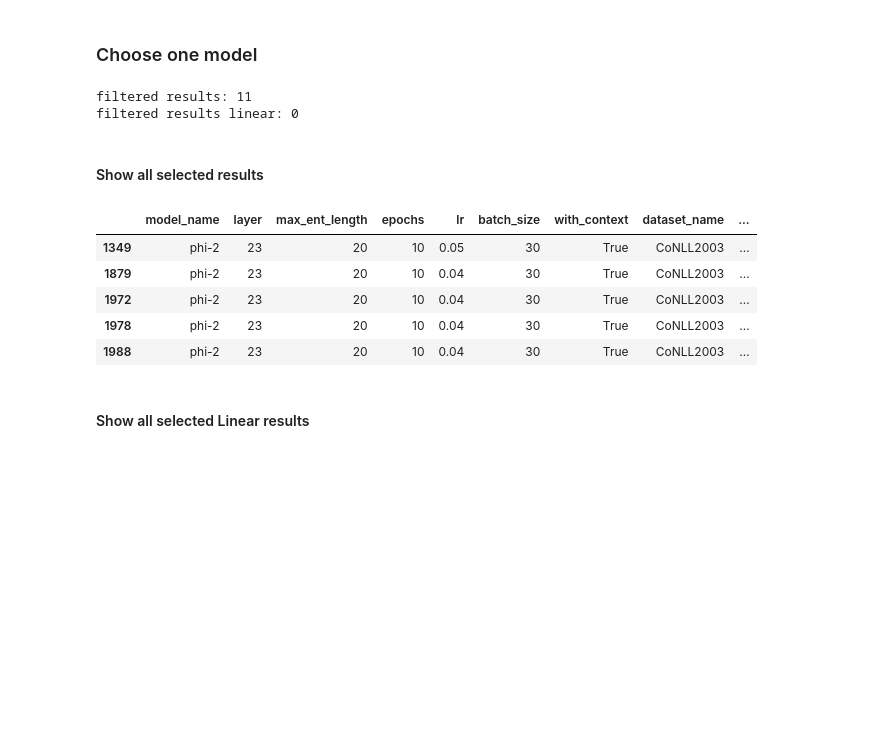
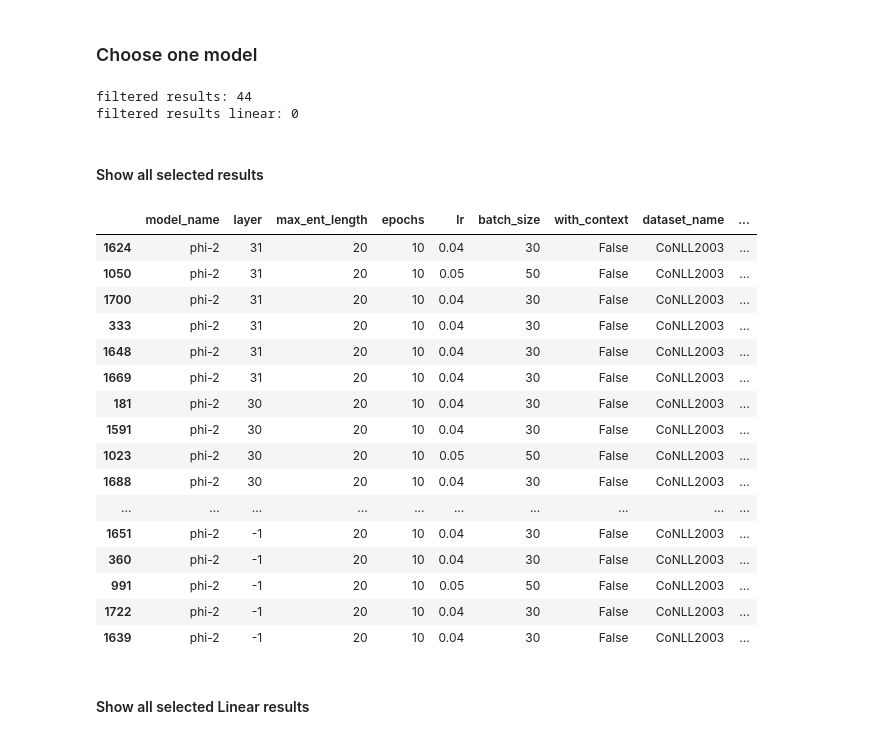
Before and after one commit to VictorMorand/EntityRepresentations, a Jupyter notebook: Notebooks/ProcessResults.ipynb, the cells around one changed output. Saved outputs shown, nothing was run; the diff lists cells and outputs as text; code cells hidden in the pictures; blank space fills up the shorter version.

```diff
--- a/Notebooks/ProcessResults.ipynb
+++ b/Notebooks/ProcessResults.ipynb
@@ -183,8 +180,8 @@ model_name = "EleutherAI/pythia-410m"
 model_name = "EleutherAI/pythia-12b"
 model_name = "phi-2"
 
+with_context = True
 with_context = False
-with_context = True
 
 dataset_name = "TACRED"
 dataset_name = "WebNLG"
@@ -210,31 +207,41 @@ filtered_results_linear = results_linear[   (results_linear["model_name"] == mod
 print(f"filtered results linear: {len(filtered_results_linear)}")
 #don't show 'path' column, show full 'hash column'
 # %% [output]
-filtered results: 11
+filtered results: 44
 filtered results linear: 0
 # %% [markdown]
 #### Show all selected results
 # %%
-method = "in_context"
-method = "average"
+# method = "in_context"
+# method = "average"
 
 html = filtered_results[
-    (filtered_results['layer'] == 23) &
-    (filtered_results['extraction_method'] == method)
-    ].drop(columns=["path",
+    # (filtered_results['layer'] == 23) &
+    (filtered_results['extraction_method'] == method)].drop(columns=["path",
                                       "history","max_length","logs_per_epoch","version","inference",
                                       "Eval"
                                       ]
                       ).sort_values(by="layer", ascending=False).to_html()
 
 display(HTML(html))
 # %% [output]
 |  | model_name | layer | max_ent_length | epochs | lr | batch_size | with_context | dataset_name | ... |
-| 1349 | phi-2 | 23 | 20 | 10 | 0.05 | 30 | True | CoNLL2003 | ... |
-| 1879 | phi-2 | 23 | 20 | 10 | 0.04 | 30 | True | CoNLL2003 | ... |
-| 1972 | phi-2 | 23 | 20 | 10 | 0.04 | 30 | True | CoNLL2003 | ... |
-| 1978 | phi-2 | 23 | 20 | 10 | 0.04 | 30 | True | CoNLL2003 | ... |
-| 1988 | phi-2 | 23 | 20 | 10 | 0.04 | 30 | True | CoNLL2003 | ... |
+| 1624 | phi-2 | 31 | 20 | 10 | 0.04 | 30 | False | CoNLL2003 | ... |
+| 1050 | phi-2 | 31 | 20 | 10 | 0.05 | 50 | False | CoNLL2003 | ... |
+| 1700 | phi-2 | 31 | 20 | 10 | 0.04 | 30 | False | CoNLL2003 | ... |
+| 333 | phi-2 | 31 | 20 | 10 | 0.04 | 30 | False | CoNLL2003 | ... |
+| 1648 | phi-2 | 31 | 20 | 10 | 0.04 | 30 | False | CoNLL2003 | ... |
+| 1669 | phi-2 | 31 | 20 | 10 | 0.04 | 30 | False | CoNLL2003 | ... |
+| 181 | phi-2 | 30 | 20 | 10 | 0.04 | 30 | False | CoNLL2003 | ... |
+| 1591 | phi-2 | 30 | 20 | 10 | 0.04 | 30 | False | CoNLL2003 | ... |
+| 1023 | phi-2 | 30 | 20 | 10 | 0.05 | 50 | False | CoNLL2003 | ... |
+| 1688 | phi-2 | 30 | 20 | 10 | 0.04 | 30 | False | CoNLL2003 | ... |
+| ... | ... | ... | ... | ... | ... | ... | ... | ... | ... |
+| 1651 | phi-2 | -1 | 20 | 10 | 0.04 | 30 | False | CoNLL2003 | ... |
+| 360 | phi-2 | -1 | 20 | 10 | 0.04 | 30 | False | CoNLL2003 | ... |
+| 991 | phi-2 | -1 | 20 | 10 | 0.05 | 50 | False | CoNLL2003 | ... |
+| 1722 | phi-2 | -1 | 20 | 10 | 0.04 | 30 | False | CoNLL2003 | ... |
+| 1639 | phi-2 | -1 | 20 | 10 | 0.04 | 30 | False | CoNLL2003 | ... |
 # %% [markdown]
 #### Show all selected Linear results
 # %%
```
Also changed, not shown: parts of 12 cells of this notebook, 14 other files.
